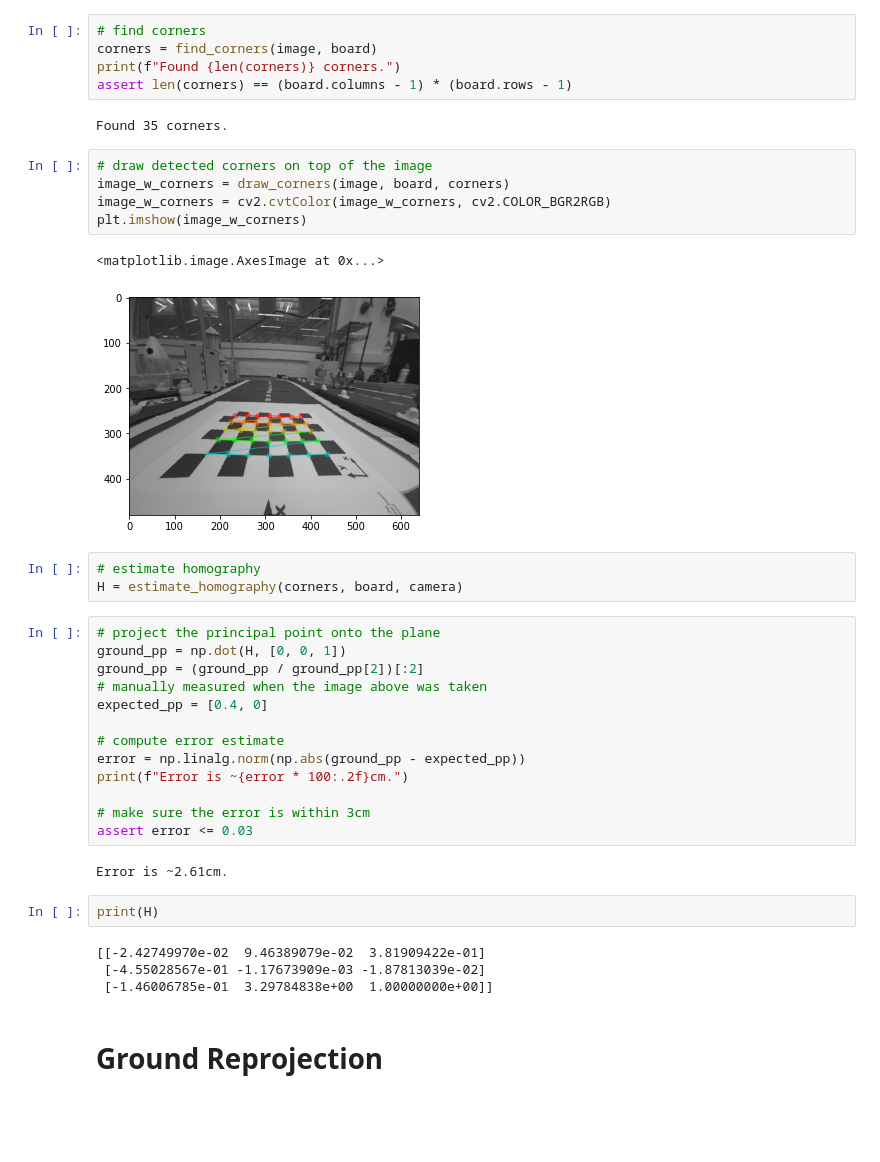
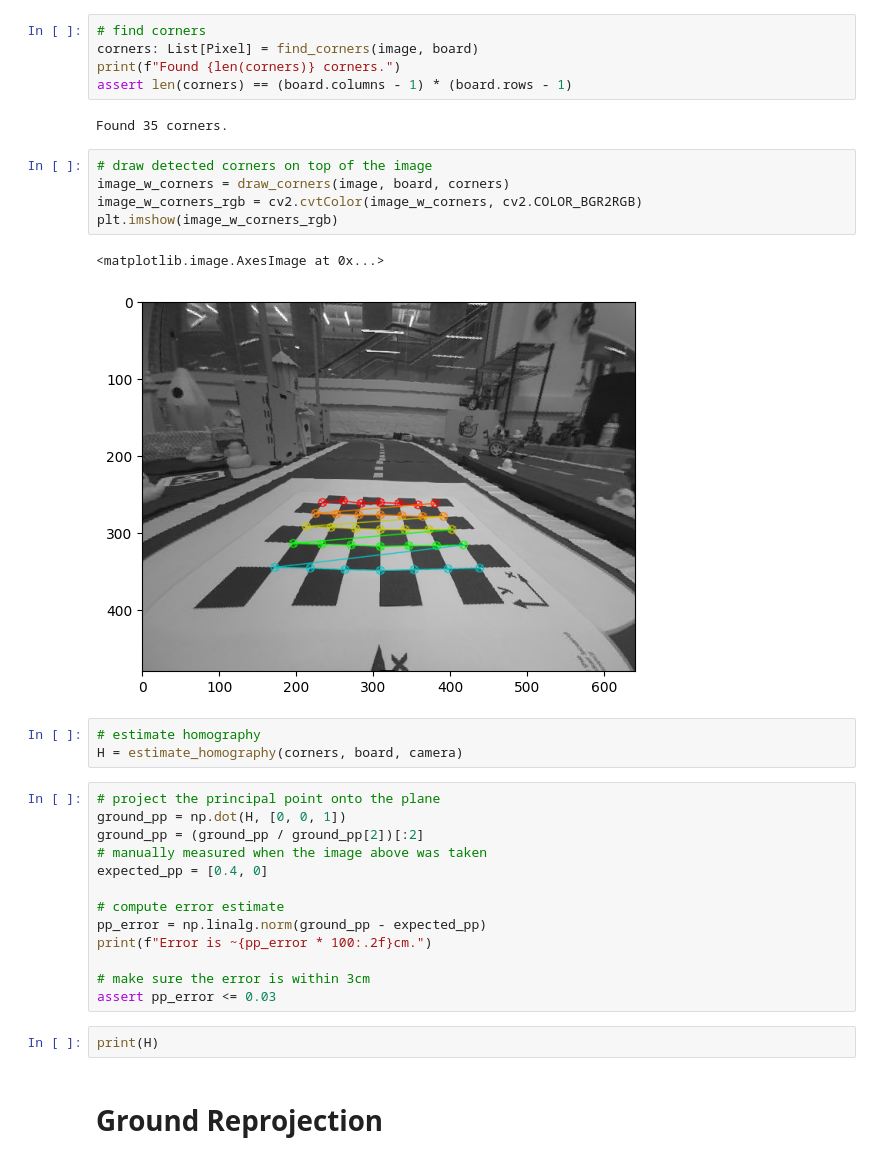
Before and after one commit to duckietown/lib-dt-computer-vision, a Jupyter notebook: notebooks/20-extrinsics-calibration.ipynb, the cells around one changed output. Drawn from its saved outputs; the diff is of its cells as text; blank space fills up the shorter version.

```diff
--- a/notebooks/20-extrinsics-calibration.ipynb
+++ b/notebooks/20-extrinsics-calibration.ipynb
@@ -49,6 +57,6 @@ plt.imshow(rectified)
 # %%
 # find corners
-corners = find_corners(image, board)
+corners: List[Pixel] = find_corners(image, board)
 print(f"Found {len(corners)} corners.")
 assert len(corners) == (board.columns - 1) * (board.rows - 1)
 # %% [output]
@@ -56,11 +64,11 @@ Found 35 corners.
 # %%
 # draw detected corners on top of the image
 image_w_corners = draw_corners(image, board, corners)
-image_w_corners = cv2.cvtColor(image_w_corners, cv2.COLOR_BGR2RGB)
-plt.imshow(image_w_corners)
+image_w_corners_rgb = cv2.cvtColor(image_w_corners, cv2.COLOR_BGR2RGB)
+plt.imshow(image_w_corners_rgb)
 # %% [output]
 <matplotlib.image.AxesImage at 0x...>
-[figure, old version]
+[figure, new version]
 # %%
 # estimate homography
 H = estimate_homography(corners, board, camera)
@@ -72,18 +80,12 @@ ground_pp = (ground_pp / ground_pp[2])[:2]
 expected_pp = [0.4, 0]
 
 # compute error estimate
-error = np.linalg.norm(np.abs(ground_pp - expected_pp))
-print(f"Error is ~{error * 100:.2f}cm.")
+pp_error = np.linalg.norm(ground_pp - expected_pp)
+print(f"Error is ~{pp_error * 100:.2f}cm.")
 
 # make sure the error is within 3cm
-assert error <= 0.03
+assert pp_error <= 0.03
-# %% [output]
-Error is ~2.61cm.
 # %%
 print(H)
-# %% [output]
-[[-2.42749970e-02  9.46389079e-02  3.81909422e-01]
- [-4.55028567e-01 -1.17673909e-03 -1.87813039e-02]
- [-1.46006785e-01  3.29784838e+00  1.00000000e+00]]
 # %% [markdown]
 # Ground Reprojection
```
Also changed, not shown: parts of 7 cells of this notebook, 12 other files.
